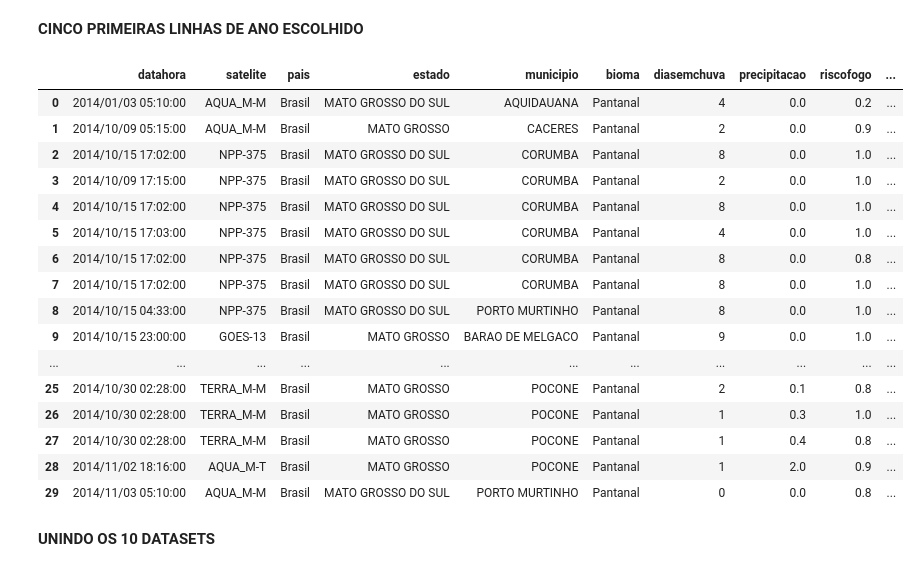
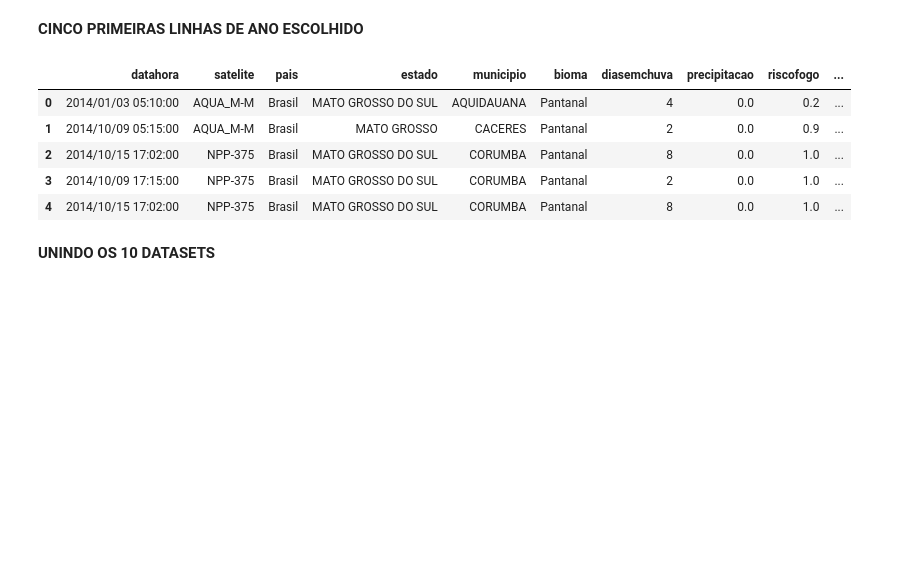
Before and after one commit to charlespimentel/PROJ_QUEIMA_BR, a Jupyter notebook: Inpe_12_21.ipynb, the cells around one changed output. Drawn from its saved outputs; the diff is of its cells as text; code cells hidden in the pictures; blank space fills up the shorter version.

```diff
--- a/Inpe_12_21.ipynb
+++ b/Inpe_12_21.ipynb
@@ -32,25 +32,14 @@ Tamanho do Dataframe: 14815 linhas e 12 colunas
 # %% [markdown]
 **CINCO PRIMEIRAS LINHAS DE ANO ESCOLHIDO**
 # %%
-df2014.head(30)
+df2014.head()
 # %% [output]
 |  | datahora | satelite | pais | estado | municipio | bioma | diasemchuva | precipitacao | riscofogo | ... |
 | 0 | 2014/01/03 05:10:00 | AQUA_M-M | Brasil | MATO GROSSO DO SUL | AQUIDAUANA | Pantanal | 4 | 0.0 | 0.2 | ... |
 | 1 | 2014/10/09 05:15:00 | AQUA_M-M | Brasil | MATO GROSSO | CACERES | Pantanal | 2 | 0.0 | 0.9 | ... |
 | 2 | 2014/10/15 17:02:00 | NPP-375 | Brasil | MATO GROSSO DO SUL | CORUMBA | Pantanal | 8 | 0.0 | 1.0 | ... |
 | 3 | 2014/10/09 17:15:00 | NPP-375 | Brasil | MATO GROSSO DO SUL | CORUMBA | Pantanal | 2 | 0.0 | 1.0 | ... |
 | 4 | 2014/10/15 17:02:00 | NPP-375 | Brasil | MATO GROSSO DO SUL | CORUMBA | Pantanal | 8 | 0.0 | 1.0 | ... |
-| 5 | 2014/10/15 17:03:00 | NPP-375 | Brasil | MATO GROSSO DO SUL | CORUMBA | Pantanal | 4 | 0.0 | 1.0 | ... |
-| 6 | 2014/10/15 17:02:00 | NPP-375 | Brasil | MATO GROSSO DO SUL | CORUMBA | Pantanal | 8 | 0.0 | 0.8 | ... |
-| 7 | 2014/10/15 17:02:00 | NPP-375 | Brasil | MATO GROSSO DO SUL | CORUMBA | Pantanal | 8 | 0.0 | 1.0 | ... |
-| 8 | 2014/10/15 04:33:00 | NPP-375 | Brasil | MATO GROSSO DO SUL | PORTO MURTINHO | Pantanal | 8 | 0.0 | 1.0 | ... |
-| 9 | 2014/10/15 23:00:00 | GOES-13 | Brasil | MATO GROSSO | BARAO DE MELGACO | Pantanal | 9 | 0.0 | 1.0 | ... |
-| ... | ... | ... | ... | ... | ... | ... | ... | ... | ... | ... |
-| 25 | 2014/10/30 02:28:00 | TERRA_M-M | Brasil | MATO GROSSO | POCONE | Pantanal | 2 | 0.1 | 0.8 | ... |
-| 26 | 2014/10/30 02:28:00 | TERRA_M-M | Brasil | MATO GROSSO | POCONE | Pantanal | 1 | 0.3 | 1.0 | ... |
-| 27 | 2014/10/30 02:28:00 | TERRA_M-M | Brasil | MATO GROSSO | POCONE | Pantanal | 1 | 0.4 | 0.8 | ... |
-| 28 | 2014/11/02 18:16:00 | AQUA_M-T | Brasil | MATO GROSSO | POCONE | Pantanal | 1 | 2.0 | 0.9 | ... |
-| 29 | 2014/11/03 05:10:00 | AQUA_M-M | Brasil | MATO GROSSO DO SUL | PORTO MURTINHO | Pantanal | 0 | 0.0 | 0.8 | ... |
 # %% [markdown]
 **UNINDO OS 10 DATASETS**
 # %%
```
Also changed, not shown: parts of 17 cells of this notebook.
